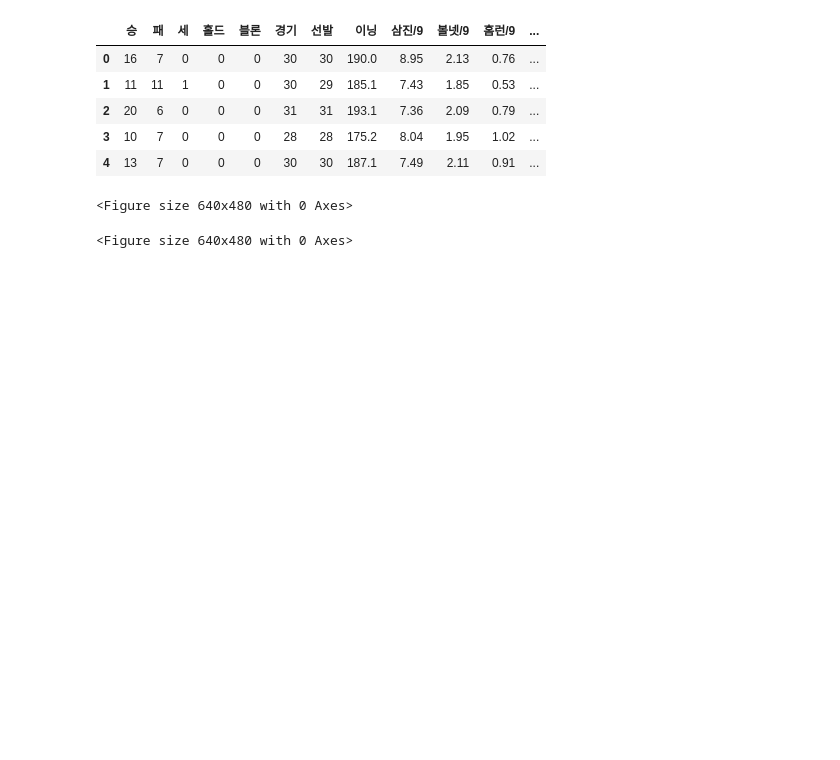
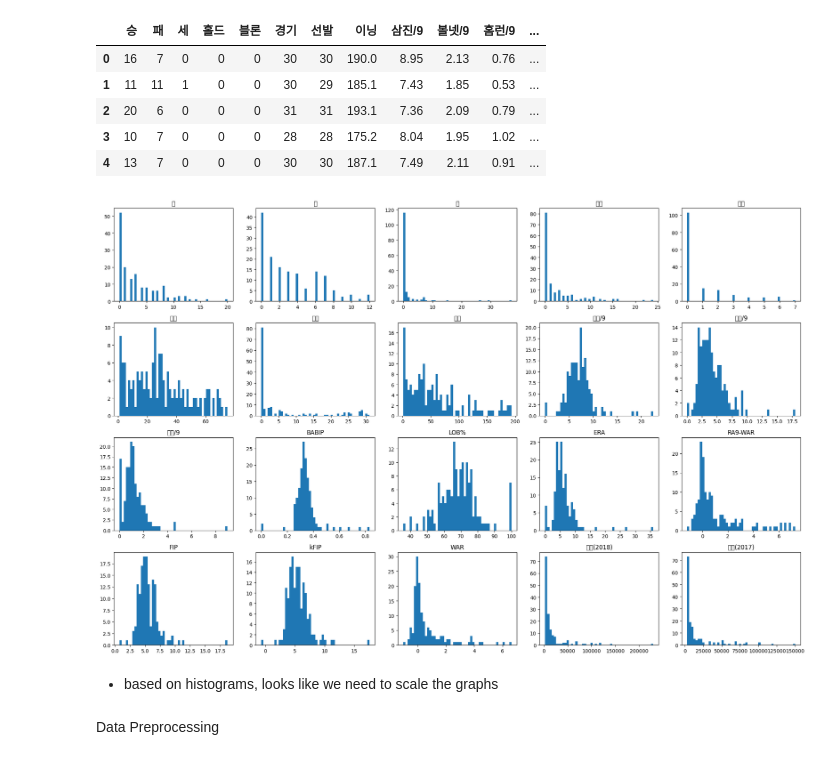
Before and after one commit to joannamooon/Learning-to-Machine-Learn, a Jupyter notebook: Linear Regression/baseball.ipynb, the cells around one changed output. Drawn from its saved outputs; the diff is of its cells as text; code cells hidden in the pictures; blank space fills up the shorter version.

```diff
--- a/Linear Regression/baseball.ipynb
+++ b/Linear Regression/baseball.ipynb
@@ -75,12 +76,19 @@ vis_pitch.head()
 | 2 | 20 | 6 | 0 | 0 | 0 | 31 | 31 | 193.1 | 7.36 | 2.09 | 0.79 | ... |
 | 3 | 10 | 7 | 0 | 0 | 0 | 28 | 28 | 175.2 | 8.04 | 1.95 | 1.02 | ... |
 | 4 | 13 | 7 | 0 | 0 | 0 | 30 | 30 | 187.1 | 7.49 | 2.11 | 0.91 | ... |
-# %%
-plt.figure()
-# %% [output]
-<Figure size 640x480 with 0 Axes>
-<Figure size 640x480 with 0 Axes>
 # %%
+fig = plt.figure(figsize = (20, 16))
+
 for i in range(len(vis_pitch.columns)):
-    ax = fig.add_subplots(5, 5, i + 1)
-    plt.his
+    ax = fig.add_subplot(5, 5, i + 1)
+    plt.hist(vis_pitch[vis_pitch.columns[i]], bins = 50)
+    ax.set_title(vis_pitch.columns[i])
+
+plt.tight_layout()
+plt.show()
+# %% [output]
+[figure, added]
+# %% [markdown]
+- based on histograms, looks like we need to scale the graphs
+# %% [markdown]
+Data Preprocessing
```
Also changed, not shown: parts of 53 cells of this notebook, 2 other files.
